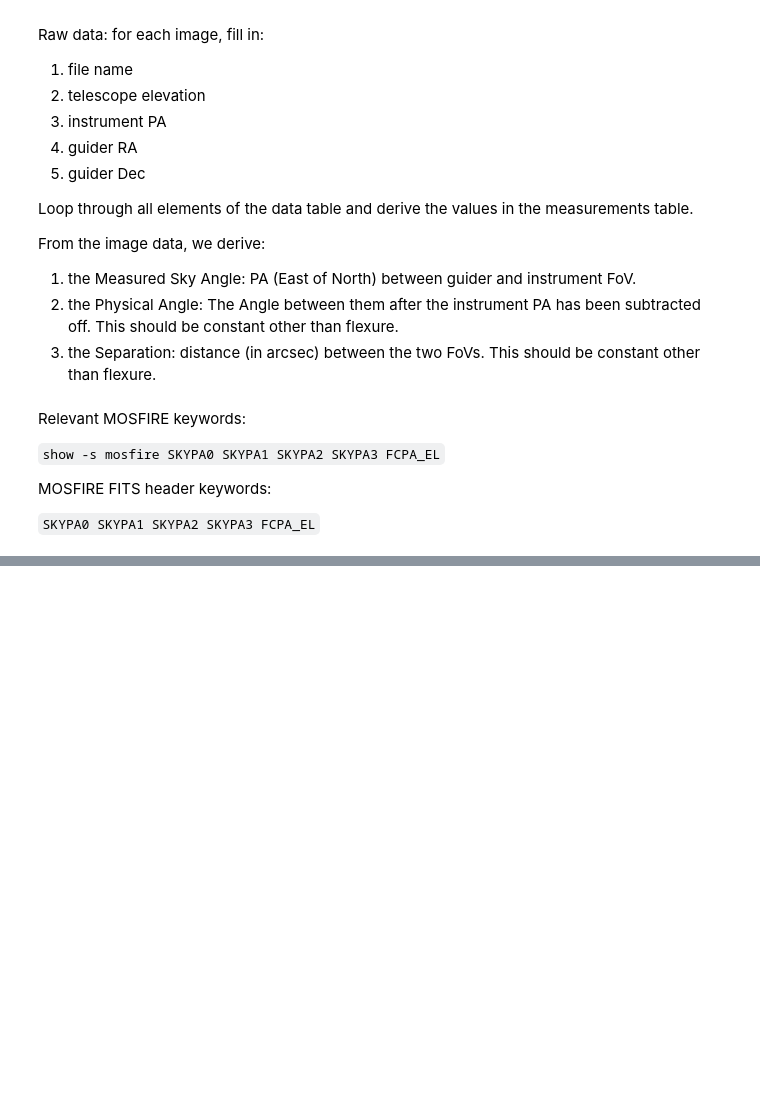
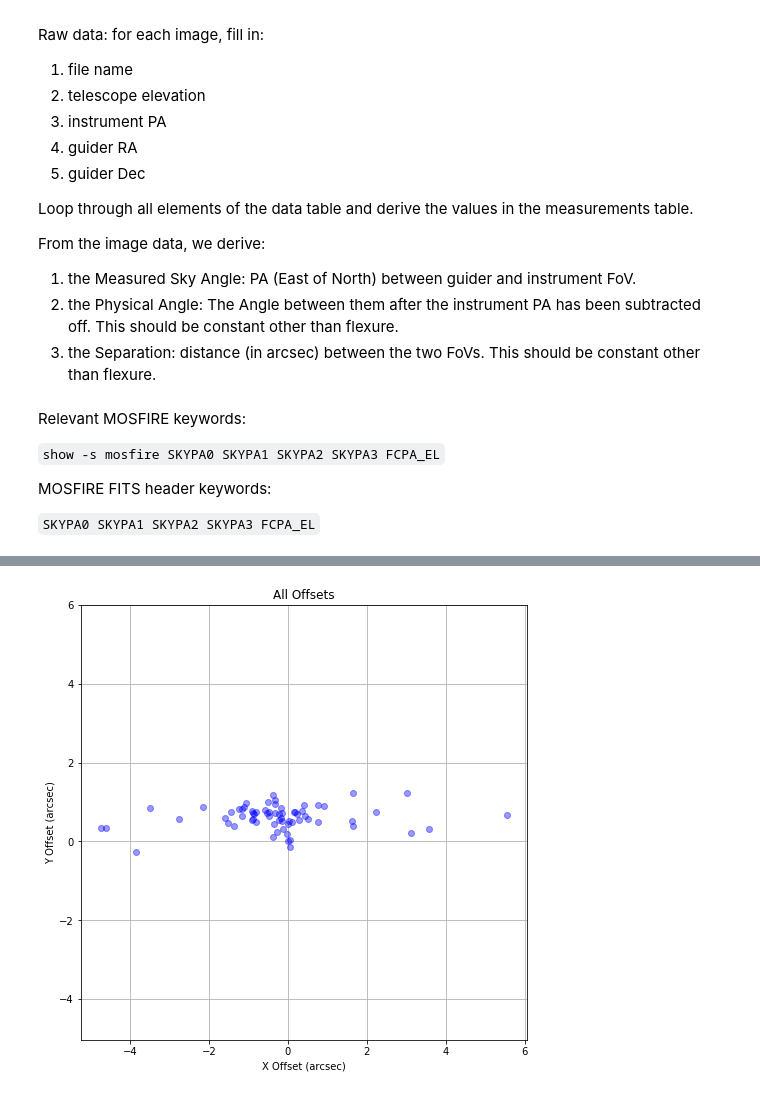
Before and after one commit to joshwalawender/MOSFIRE_GuiderFlexureModel, a Jupyter notebook: Guider Flexure.ipynb, the cells around one changed output, grey strips where cells are left out. Saved outputs shown, nothing was run; the diff lists cells and outputs as text; code cells hidden in the pictures; blank space fills up the shorter version.

```diff
--- a/Guider Flexure.ipynb
+++ b/Guider Flexure.ipynb
@@ -60 +156,12 @@ t = QTable.read(table_file, format='ascii')
+# %%
+plt.figure(figsize=(8,8))
+plt.title('All Offsets')
+plt.plot(t['Xoffset'], t['Yoffset'], 'bo', alpha=0.4)
+plt.xlabel('X Offset (arcsec)')
+plt.ylabel('Y Offset (arcsec)')
+plt.gca().axis('equal')
+plt.grid()
+plt.show()
+# %% [output]
+[figure, added]
 # %%
```
Also changed, not shown: parts of 7 cells of this notebook.
